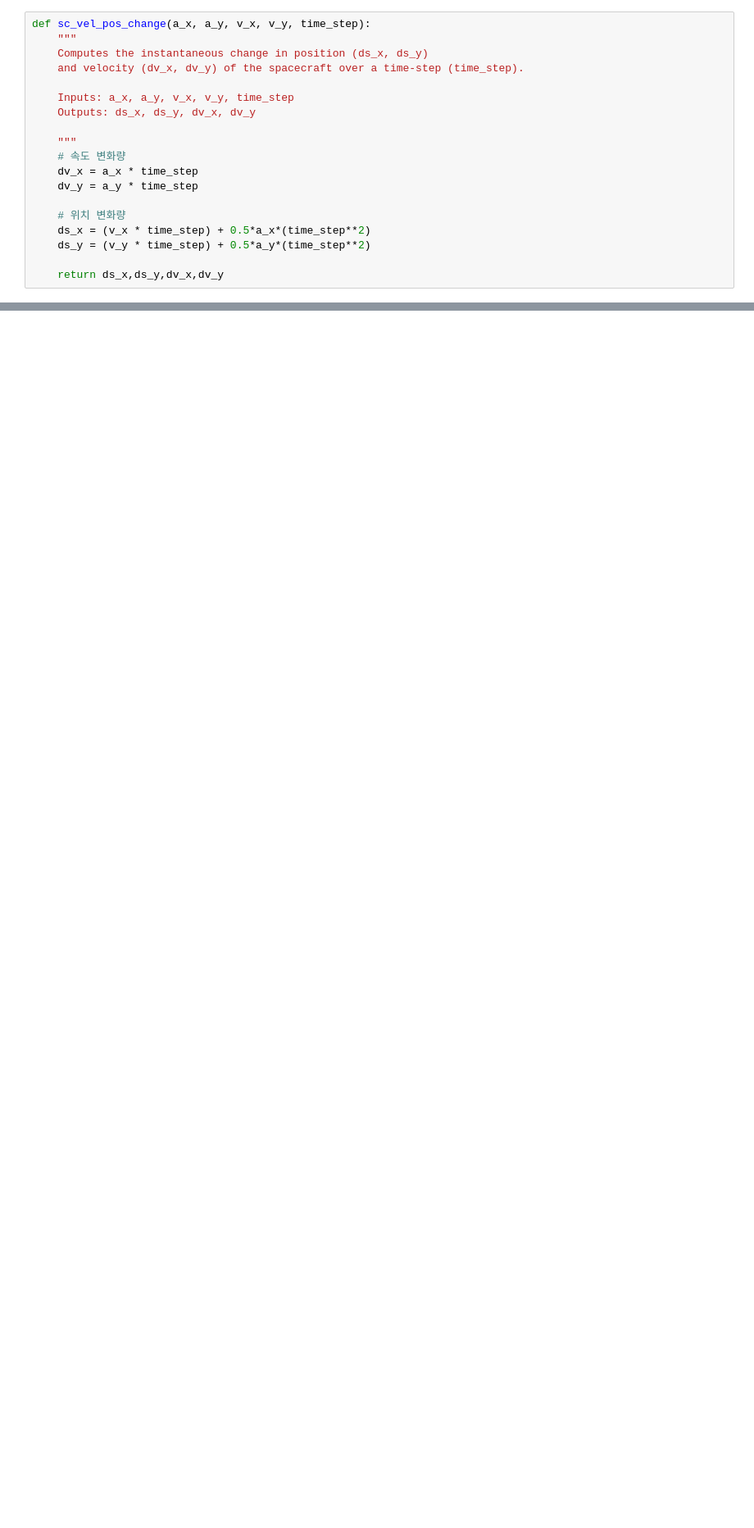
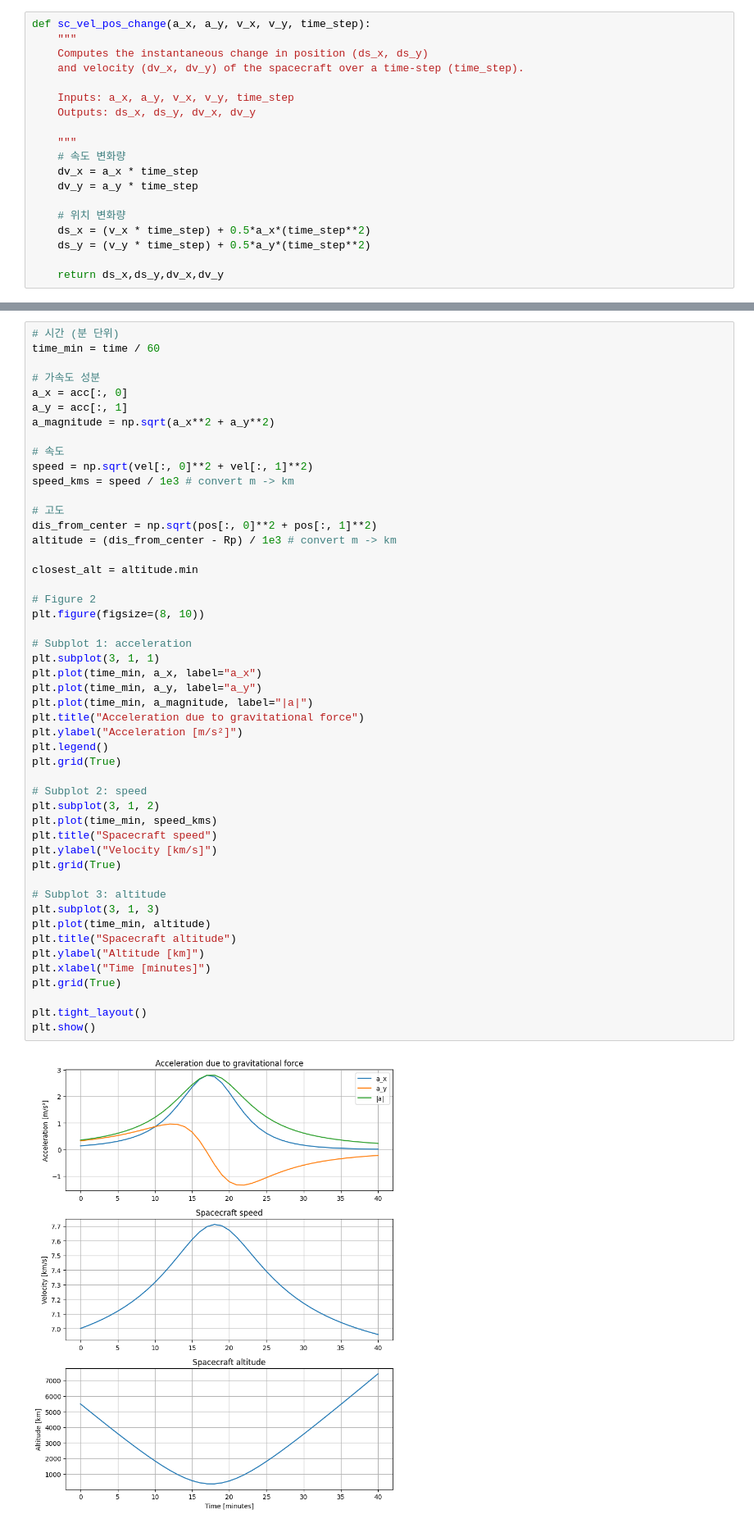
Before and after one commit to h2woobin/EOSC211_LAP, a Jupyter notebook: part_2/part_2_LAP.ipynb, the cells around one changed output, grey strips where cells are left out. Shown: that part at 82% size. Drawn from its saved outputs; the diff is of its cells as text; blank space fills up the shorter version.

```diff
--- a/part_2/part_2_LAP.ipynb
+++ b/part_2/part_2_LAP.ipynb
@@ -166,0 +211,51 @@ def get_traj(s_x0, s_y0, v_x0, v_y0, time_step, total_time, Mp, Rp):
+# %%
+# 시간 (분 단위)
+time_min = time / 60
+
+# 가속도 성분
+a_x = acc[:, 0]
+a_y = acc[:, 1]
+a_magnitude = np.sqrt(a_x**2 + a_y**2)
+
+# 속도
+speed = np.sqrt(vel[:, 0]**2 + vel[:, 1]**2)
+speed_kms = speed / 1e3 # convert m -> km
+
+# 고도
+dis_from_center = np.sqrt(pos[:, 0]**2 + pos[:, 1]**2)
+altitude = (dis_from_center - Rp) / 1e3 # convert m -> km
+
+closest_alt = altitude.min
+
+# Figure 2
+plt.figure(figsize=(8, 10))
+
+# Subplot 1: acceleration
+plt.subplot(3, 1, 1)
+plt.plot(time_min, a_x, label="a_x")
+plt.plot(time_min, a_y, label="a_y")
+plt.plot(time_min, a_magnitude, label="|a|")
+plt.title("Acceleration due to gravitational force")
+plt.ylabel("Acceleration [m/s²]")
+plt.legend()
+plt.grid(True)
+
+# Subplot 2: speed
+plt.subplot(3, 1, 2)
+plt.plot(time_min, speed_kms)
+plt.title("Spacecraft speed")
+plt.ylabel("Velocity [km/s]")
+plt.grid(True)
+
+# Subplot 3: altitude
+plt.subplot(3, 1, 3)
+plt.plot(time_min, altitude)
+plt.title("Spacecraft altitude")
+plt.ylabel("Altitude [km]")
+plt.xlabel("Time [minutes]")
+plt.grid(True)
+
+plt.tight_layout()
+plt.show()
+# %% [output]
+[figure, added]
```
Also changed, not shown: parts of 2 cells of this notebook.
